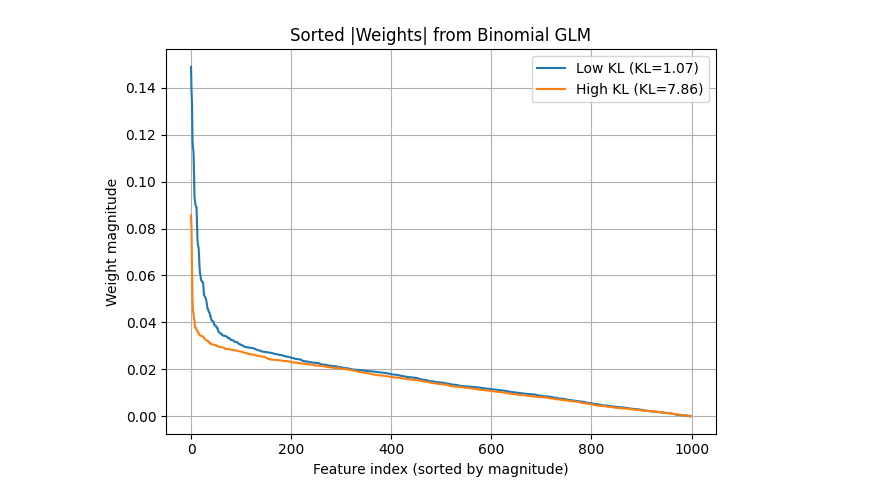
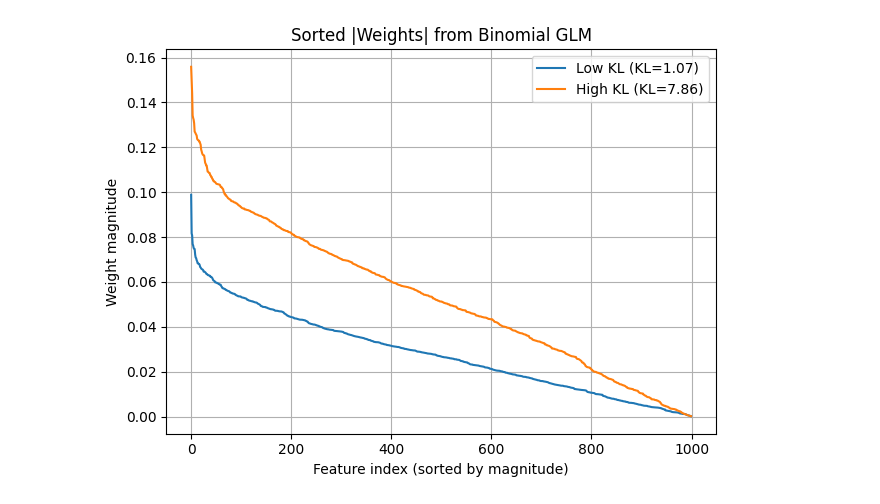
Before and after one commit to mariakesa/LuckyMouse2, a Jupyter notebook: entropy/viz.ipynb, the cells around one changed output. Drawn from its saved outputs; the diff is of its cells as text; code cells hidden in the pictures.

```diff
--- a/entropy/viz.ipynb
+++ b/entropy/viz.ipynb
@@ -177,7 +177,7 @@ import torch
 import torch.nn as nn
 import torch.optim as optim
 import matplotlib.pyplot as plt
-
+from skbio.stats.composition import clr
 # Setup
 n_trials = 50
 device = "cpu"
@@ -209,12 +209,12 @@ import pickle
 
 with open(dataset_path_dict['embeddings'], "rb") as f:
     embeddings_raw = pickle.load(f)
-X = embeddings_raw['natural_scenes'] # shape (n_images, n_features)
+X = clr(embeddings_raw['natural_scenes']) # shape (n_images, n_features)
 counts = np.load(dataset_path_dict['neural'])  # shape (n_neurons, n_images)
 #kl_divs = ...  # shape (n_neurons,)
 
 # Normalize features
-X = (X - X.mean(axis=0)) / X.std(axis=0)
+#X = (X - X.mean(axis=0)) / X.std(axis=0)
 
 # Select neurons
 low_kl_idx = np.argsort(kl_divs)[int(0.1 * len(kl_divs))]
@@ -224,34 +224,34 @@ neuron_indices = [low_kl_idx, high_kl_idx]
 labels = ["Low KL", "High KL"]
 
 # Convert features to tensor
-X_tensor = torch.tensor(X, dtype=torch.float32)
+X_tensor = torch.tensor(X_shuffled, dtype=torch.float32)
 
 # === Fit and compare ===
 for idx, label in zip(neuron_indices, labels):
     y_counts = counts[idx]
     y_tensor = torch.tensor(y_counts, dtype=torch.float32)
 
     model = BinomialGLM(X.shape[1], l2_reg=1e-2).to(device)
     optimizer = optim.Adam(model.parameters(), lr=1e-2)
 
     for epoch in range(500):
         optimizer.zero_grad()
         loss = model.loss(X_tensor, y_tensor, n_trials)
         loss.backward()
         optimizer.step()
 
     # Extract and plot weights
     with torch.no_grad():
         weights = model.linear.weight.cpu().numpy().flatten()
 
     plt.plot(np.sort(np.abs(weights))[::-1], label=f"{label} (KL={kl_divs[idx]:.2f})")
 
 plt.title("Sorted |Weights| from Binomial GLM")
 plt.xlabel("Feature index (sorted by magnitude)")
 plt.ylabel("Weight magnitude")
 plt.legend()
 plt.grid(True)
 plt.tight_layout()
 plt.show()
 # %% [output]
-[figure, old version]
+[figure, new version]
```
Also changed, not shown: parts of 3 cells of this notebook, 1 other file.
